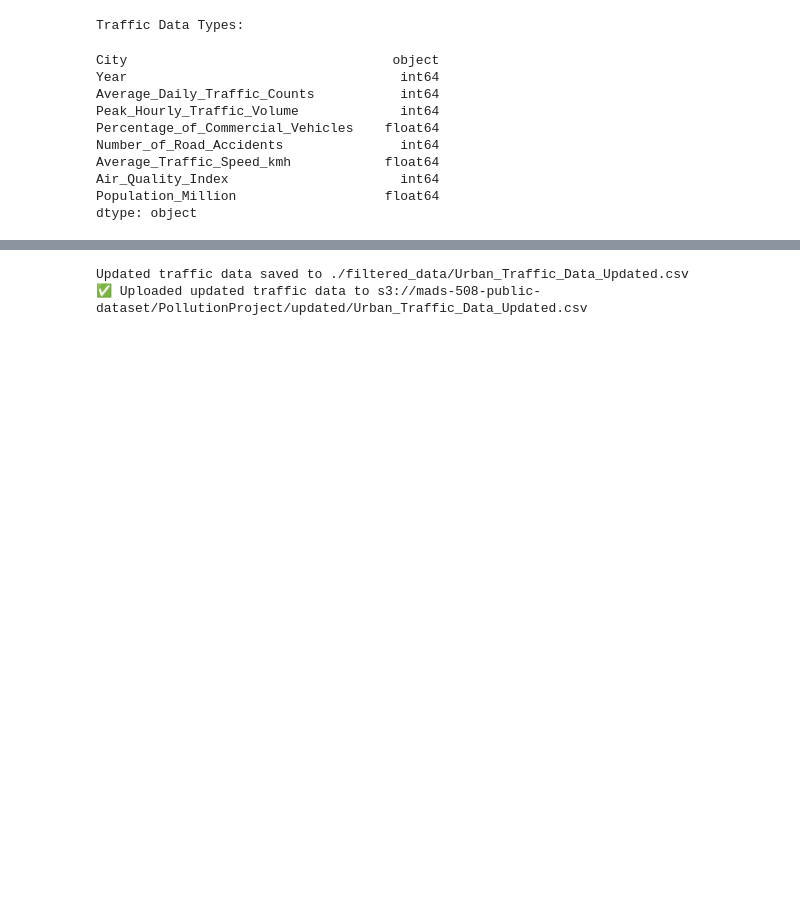
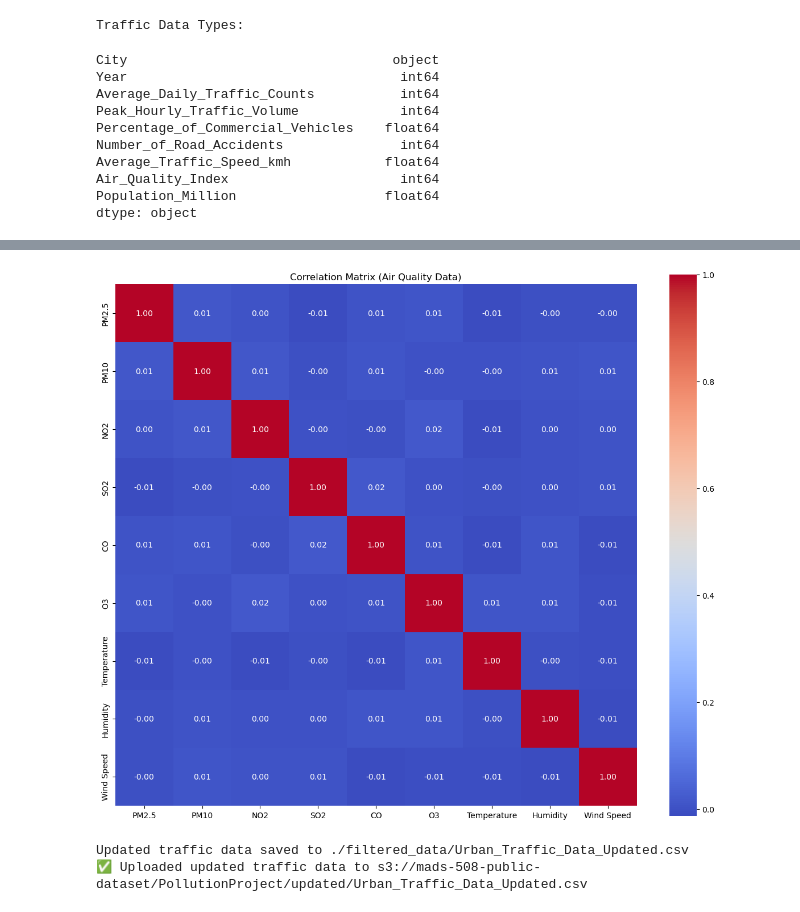
Before and after one commit to tshehadey/ads-508-team-project, a Jupyter notebook: NewProject.ipynb, the cells around one changed output, grey strips where cells are left out. Cells and saved outputs as stored; diff of their text form; code cells hidden in the pictures; blank space fills up the shorter version.

```diff
--- a/NewProject.ipynb
+++ b/NewProject.ipynb
@@ -246,3 +280,14 @@ dtype: object
+# %%
+# Correlation Matrix Heatmap for Air Quality Data
+plt.figure(figsize=(12, 10))
+aq_numeric = air_quality_data.select_dtypes(include=['float64', 'int64'])
+corr_matrix = aq_numeric.corr()
+sns.heatmap(corr_matrix, annot=True, fmt=".2f", cmap="coolwarm", square=True)
+plt.title("Correlation Matrix (Air Quality Data)")
+plt.tight_layout()
+plt.show()
+# %% [output]
+[figure, added]
 # %%
 # Define the local path for the traffic data
 traffic_file = os.path.join(local_data_dir, "Urban_Traffic_Data.csv")
```
Also changed, not shown: parts of 7 cells of this notebook.
